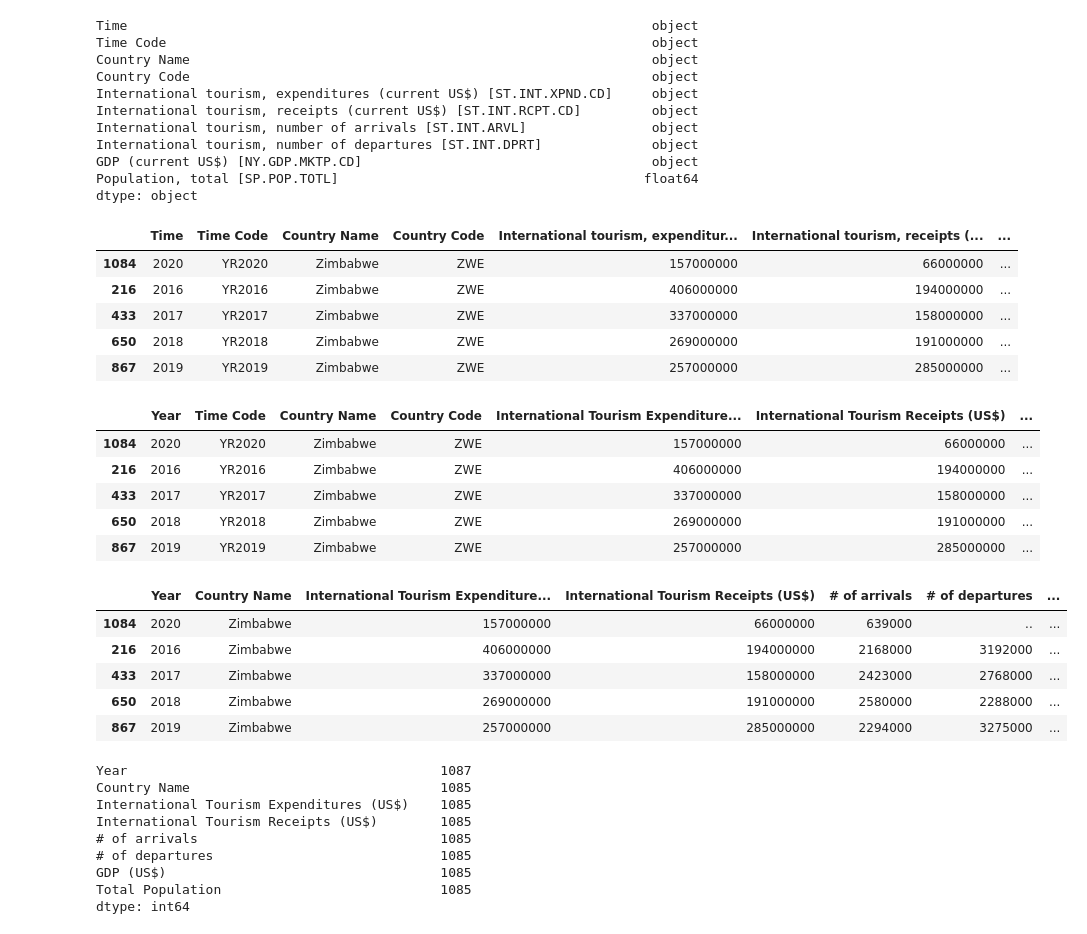
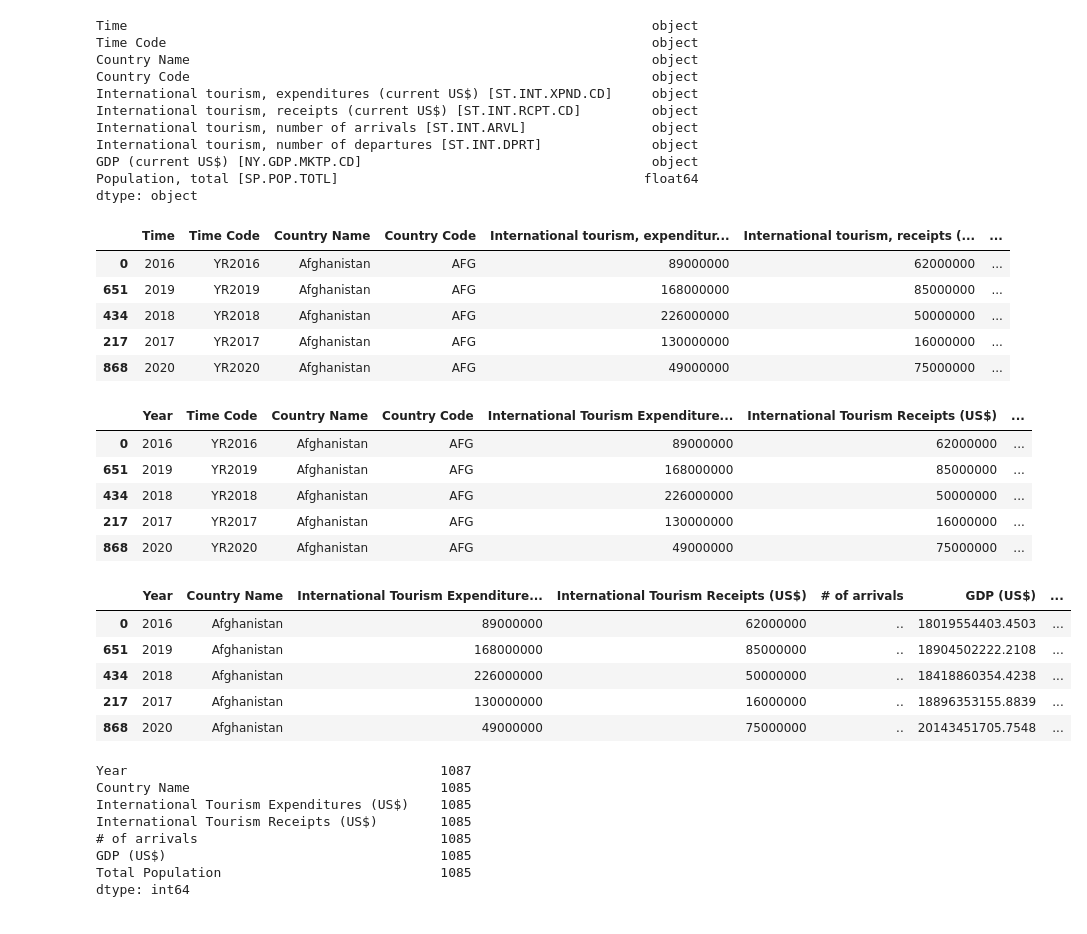
Before and after one commit to Cameron762/Project-1-11, a Jupyter notebook: Jupyter/Tourism.ipynb, the cells around one changed output. Saved outputs shown, nothing was run; the diff lists cells and outputs as text; code cells hidden in the pictures.

```diff
--- a/Jupyter/Tourism.ipynb
+++ b/Jupyter/Tourism.ipynb
@@ -33,15 +33,15 @@ GDP (current US$) [NY.GDP.MKTP.CD]                                     object
 Population, total [SP.POP.TOTL]                                       float64
 dtype: object
 # %%
-cleandf = dfdf.sort_values(['Country Name'],ascending = False)
+cleandf = dfdf.sort_values(['Country Name'],ascending = True)
 cleandf.head()
 # %% [output]
 |  | Time | Time Code | Country Name | Country Code | International tourism, expenditur... | International tourism, receipts (... | ... |
-| 1084 | 2020 | YR2020 | Zimbabwe | ZWE | 157000000 | 66000000 | ... |
-| 216 | 2016 | YR2016 | Zimbabwe | ZWE | 406000000 | 194000000 | ... |
-| 433 | 2017 | YR2017 | Zimbabwe | ZWE | 337000000 | 158000000 | ... |
-| 650 | 2018 | YR2018 | Zimbabwe | ZWE | 269000000 | 191000000 | ... |
-| 867 | 2019 | YR2019 | Zimbabwe | ZWE | 257000000 | 285000000 | ... |
+| 0 | 2016 | YR2016 | Afghanistan | AFG | 89000000 | 62000000 | ... |
+| 651 | 2019 | YR2019 | Afghanistan | AFG | 168000000 | 85000000 | ... |
+| 434 | 2018 | YR2018 | Afghanistan | AFG | 226000000 | 50000000 | ... |
+| 217 | 2017 | YR2017 | Afghanistan | AFG | 130000000 | 16000000 | ... |
+| 868 | 2020 | YR2020 | Afghanistan | AFG | 49000000 | 75000000 | ... |
 # %%
 renamed_df = cleandf.rename(columns={"Time":"Year",
                                 "International tourism, expenditures (current US$) [ST.INT.XPND.CD]":"International Tourism Expenditures (US$)",
@@ -53,21 +53,21 @@ renamed_df = cleandf.rename(columns={"Time":"Year",
 renamed_df.head()
 # %% [output]
 |  | Year | Time Code | Country Name | Country Code | International Tourism Expenditure... | International Tourism Receipts (US$) | ... |
-| 1084 | 2020 | YR2020 | Zimbabwe | ZWE | 157000000 | 66000000 | ... |
-| 216 | 2016 | YR2016 | Zimbabwe | ZWE | 406000000 | 194000000 | ... |
-| 433 | 2017 | YR2017 | Zimbabwe | ZWE | 337000000 | 158000000 | ... |
-| 650 | 2018 | YR2018 | Zimbabwe | ZWE | 269000000 | 191000000 | ... |
-| 867 | 2019 | YR2019 | Zimbabwe | ZWE | 257000000 | 285000000 | ... |
+| 0 | 2016 | YR2016 | Afghanistan | AFG | 89000000 | 62000000 | ... |
+| 651 | 2019 | YR2019 | Afghanistan | AFG | 168000000 | 85000000 | ... |
+| 434 | 2018 | YR2018 | Afghanistan | AFG | 226000000 | 50000000 | ... |
+| 217 | 2017 | YR2017 | Afghanistan | AFG | 130000000 | 16000000 | ... |
+| 868 | 2020 | YR2020 | Afghanistan | AFG | 49000000 | 75000000 | ... |
 # %%
-dfclean = renamed_df.drop(["Time Code","Country Code",],axis = 1)
+dfclean = renamed_df.drop(["Time Code","Country Code","# of departures"],axis = 1)
 dfclean.head()
 # %% [output]
-|  | Year | Country Name | International Tourism Expenditure... | International Tourism Receipts (US$) | # of arrivals | # of departures | ... |
-| 1084 | 2020 | Zimbabwe | 157000000 | 66000000 | 639000 | .. | ... |
-| 216 | 2016 | Zimbabwe | 406000000 | 194000000 | 2168000 | 3192000 | ... |
-| 433 | 2017 | Zimbabwe | 337000000 | 158000000 | 2423000 | 2768000 | ... |
-| 650 | 2018 | Zimbabwe | 269000000 | 191000000 | 2580000 | 2288000 | ... |
-| 867 | 2019 | Zimbabwe | 257000000 | 285000000 | 2294000 | 3275000 | ... |
+|  | Year | Country Name | International Tourism Expenditure... | International Tourism Receipts (US$) | # of arrivals | GDP (US$) | ... |
+| 0 | 2016 | Afghanistan | 89000000 | 62000000 | .. | 18019554403.4503 | ... |
+| 651 | 2019 | Afghanistan | 168000000 | 85000000 | .. | 18904502222.2108 | ... |
+| 434 | 2018 | Afghanistan | 226000000 | 50000000 | .. | 18418860354.4238 | ... |
+| 217 | 2017 | Afghanistan | 130000000 | 16000000 | .. | 18896353155.8839 | ... |
+| 868 | 2020 | Afghanistan | 49000000 | 75000000 | .. | 20143451705.7548 | ... |
 # %%
 dfclean.count()
 # %% [output]
@@ -76,7 +76,6 @@ Country Name                                1085
 International Tourism Expenditures (US$)    1085
 International Tourism Receipts (US$)        1085
 # of arrivals                               1085
-# of departures                             1085
 GDP (US$)                                   1085
 Total Population                            1085
 dtype: int64
```
Also changed, not shown: parts of 8 cells of this notebook, 1 other file.
